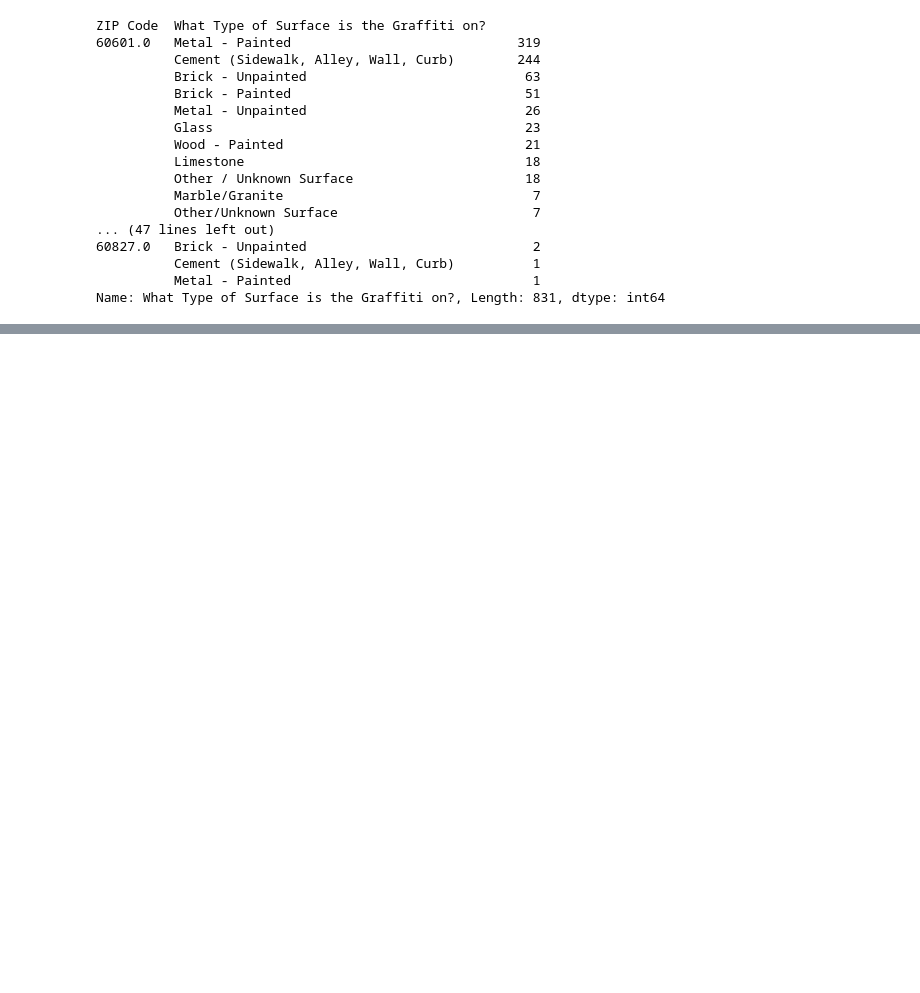
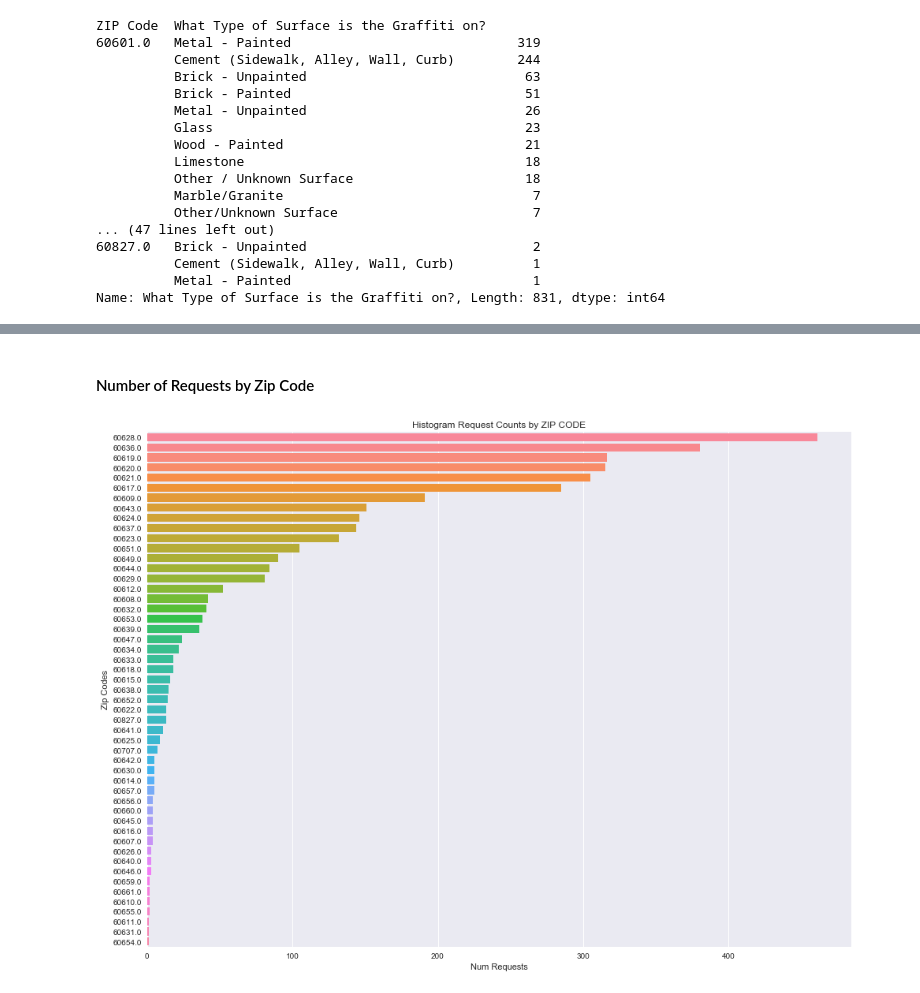
Before and after one commit to ratulesrar3/ml-pubpol, a Jupyter notebook: hw1/hw1.ipynb, the cells around one changed output, grey strips where cells are left out. Cells and saved outputs as stored; diff of their text form; code cells hidden in the pictures; blank space fills up the shorter version.

```diff
--- a/hw1/hw1.ipynb
+++ b/hw1/hw1.ipynb
@@ -291,0 +359,6 @@ Index(['Creation Date', 'Status', 'Completion Date', 'Service Request Number',
+# %% [markdown]
+#### Number of Requests by Zip Code
+# %%
+hist_plt(buildings_clean, 'ZIP CODE', 'Zip Codes', vertical=True, sort=True)
+# %% [output]
+[figure, added]
```
Also changed, not shown: parts of 29 cells of this notebook.
